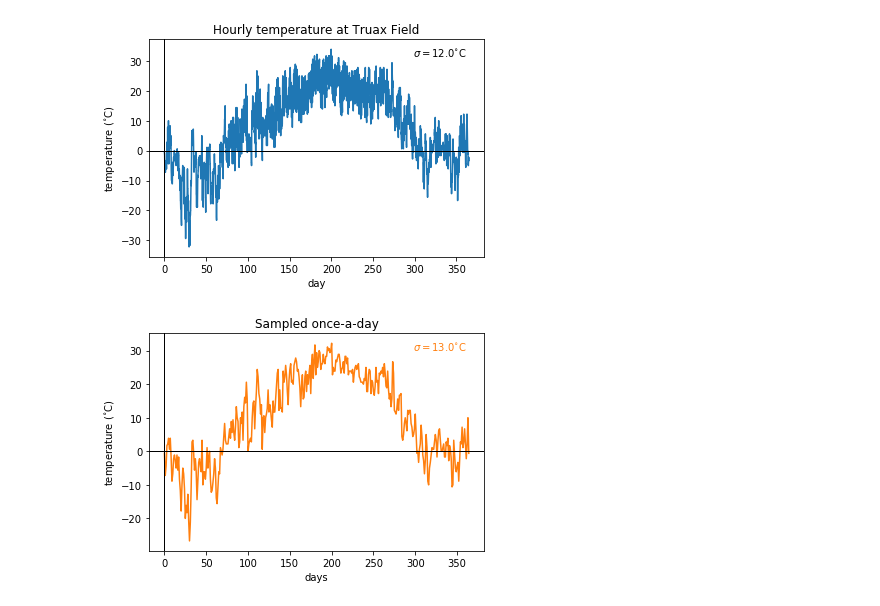
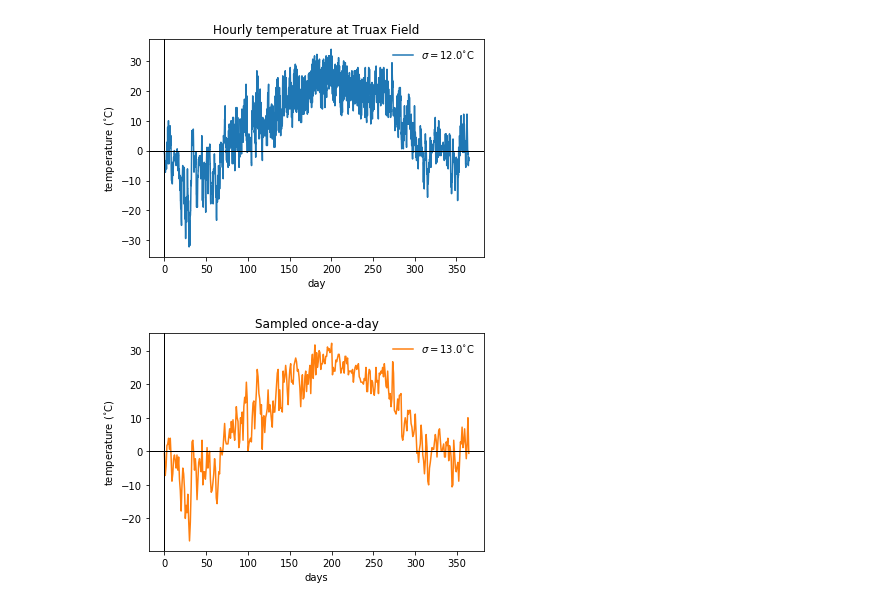
Before and after one commit to emaroon/aos575_fall2020, a Jupyter notebook: inclass_examples/variance_example.ipynb, the cells around one changed output. Saved outputs shown, nothing was run; the diff lists cells and outputs as text; code cells hidden in the pictures.

```diff
--- a/inclass_examples/variance_example.ipynb
+++ b/inclass_examples/variance_example.ipynb
@@ -14,25 +17,27 @@ X=data['airtemp_degc']
 # %%
 ## Plot hourly temperature data
 xindex = (np.arange(0,np.size(X),1))/24.;
-plt.plot(xindex, X);
 v = np.std(X);
-plt.text(0.95, 0.925,'$\sigma = $' + str(np.round(v)) + '$^{\circ}$C', ha='right', transform=plt.gca().transAxes, color = 'k');
+labelstr='$\sigma = $' + str(np.round(v)) + '$^{\circ}$C'
+plt.plot(xindex, X,label=labelstr);
+plt.legend(loc=1,frameon=False)
 ymin, ymax = plt.ylim();
 xmin, xmax = plt.xlim();
 lines = plt.plot((xmin, xmax),(0, 0),(0, 0),(ymin, ymax));
 plt.setp(lines,color='black', linewidth=1);
 plt.ylim((ymin, ymax));
 plt.xlim((xmin, xmax));
 plt.ylabel('temperature ($^{\circ}$C)');
 plt.xlabel('day');
 plt.title('Hourly temperature at Truax Field');
 # %% [output]
-[figure, old version]
+[figure, new version]
 # %%
 ### Plot hourly temperature data sampled once a day
-plt.plot(xindex[::24],X[::24], color = 'C1');
 v = np.std(X[::24]);
-plt.text(0.95, 0.925,'$\sigma = $' + str(np.round(v)) + '$^{\circ}$C', ha='right', transform=plt.gca().transAxes, color = 'C1');
+labelstr='$\sigma = $' + str(np.round(v)) + '$^{\circ}$C'
+plt.plot(xindex[::24],X[::24], color = 'C1',label=labelstr);
+plt.legend(loc=1,frameon=False)
 ymin, ymax = plt.ylim();
 xmin, xmax = plt.xlim();
 lines = plt.plot((xmin, xmax),(0, 0),(0, 0),(ymin, ymax));
@@ -43,6 +48,6 @@ plt.ylabel('temperature ($^{\circ}$C)');
 plt.xlabel('days');
 plt.title('Sampled once-a-day');
 # %% [output]
-[figure, old version]
+[figure, new version]
 # %%
 ### Plot hourly temperature data sampled once a month
```
Also changed, not shown: parts of 7 cells of this notebook, 15 other files.
